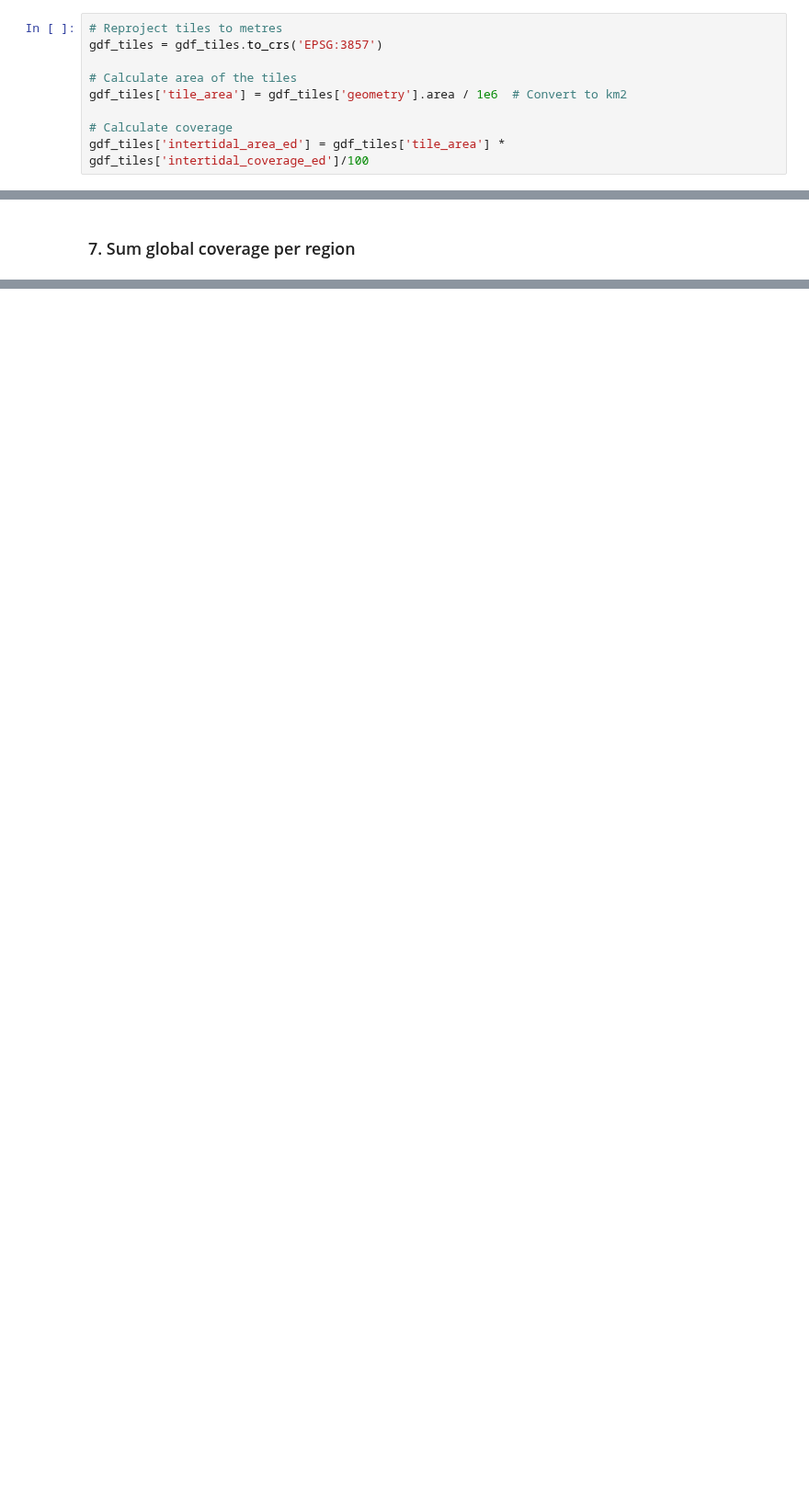
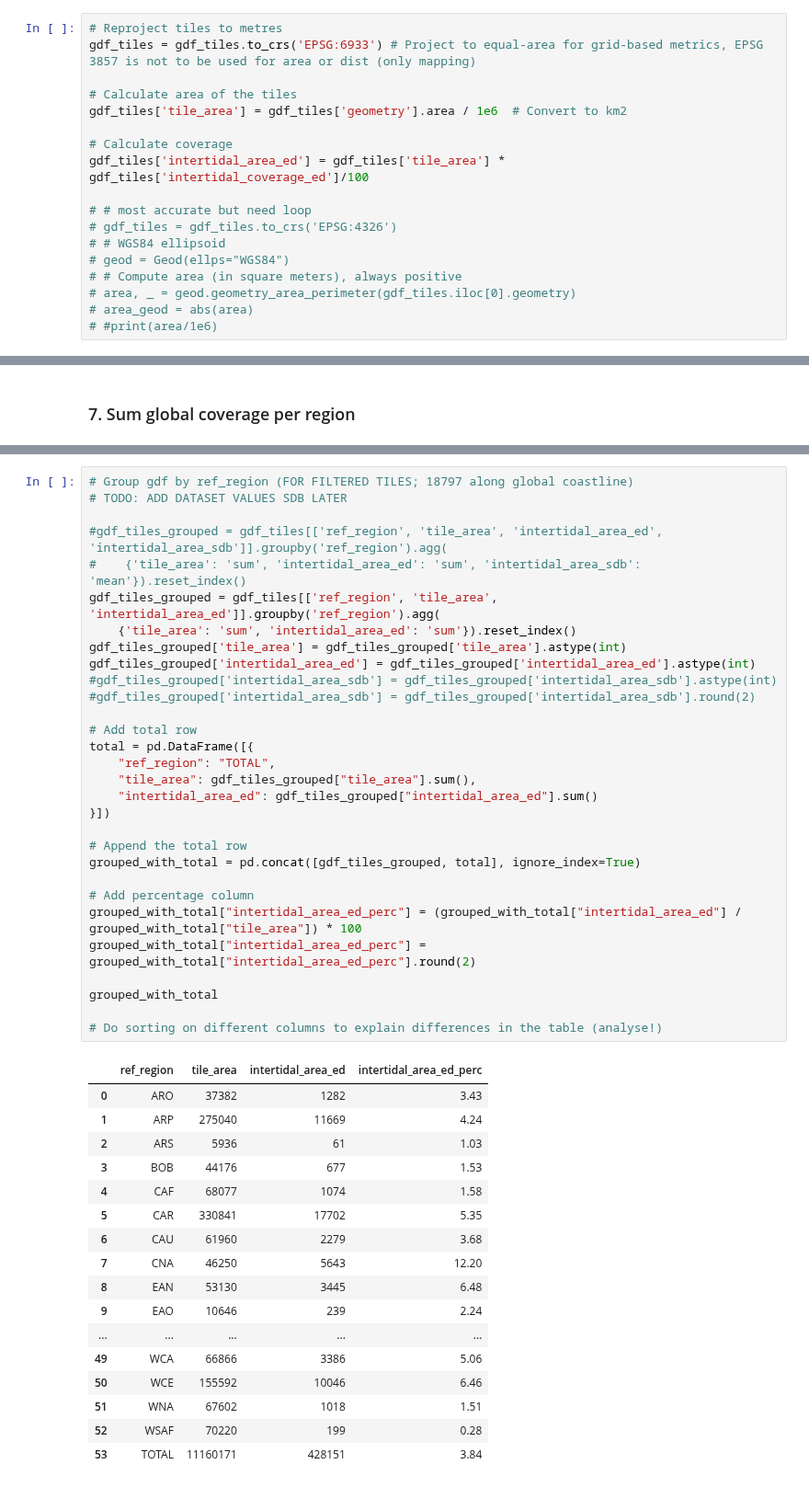
Before and after one commit to openearth/eo-bathymetry, a Jupyter notebook: notebooks/cmems-bathymetry/96_global_coverage.ipynb, the cells around one changed output, grey strips where cells are left out. Shown at 92% size. Saved outputs shown, nothing was run; the diff lists cells and outputs as text; blank space fills up the shorter version.

Commit message:
Update 96_global_coverage.ipynb
To align with the SQO document tables

```diff
--- a/notebooks/cmems-bathymetry/96_global_coverage.ipynb
+++ b/notebooks/cmems-bathymetry/96_global_coverage.ipynb
@@ -67,10 +75,19 @@ gdf_tiles = gdf_tiles[gdf_tiles['file_path'].notna()]
 ### 5. Calculate area based on feasability map
 # %%
 # Reproject tiles to metres
-gdf_tiles = gdf_tiles.to_crs('EPSG:3857')
+gdf_tiles = gdf_tiles.to_crs('EPSG:6933') # Project to equal-area for grid-based metrics, EPSG 3857 is not to be used for area or dist (only mapping)
 
 # Calculate area of the tiles
 gdf_tiles['tile_area'] = gdf_tiles['geometry'].area / 1e6  # Convert to km2
 
 # Calculate coverage
 gdf_tiles['intertidal_area_ed'] = gdf_tiles['tile_area'] * gdf_tiles['intertidal_coverage_ed']/100
+
+# # most accurate but need loop
+# gdf_tiles = gdf_tiles.to_crs('EPSG:4326')
+# # WGS84 ellipsoid
+# geod = Geod(ellps="WGS84")
+# # Compute area (in square meters), always positive
+# area, _ = geod.geometry_area_perimeter(gdf_tiles.iloc[0].geometry)
+# area_geod = abs(area)
+# #print(area/1e6)
@@ -122,3 +150,51 @@ gdf_tiles_grouped
 | 15 | WAF | 125591 | 9154 | 19 |
 | 16 | WCE | 260373 | 21620 | 29 |
 | 17 | WSAF | 6126 | 71 | 4 |
+# %%
+# Group gdf by ref_region (FOR FILTERED TILES; 18797 along global coastline)
+# TODO: ADD DATASET VALUES SDB LATER
+
+#gdf_tiles_grouped = gdf_tiles[['ref_region', 'tile_area', 'intertidal_area_ed', 'intertidal_area_sdb']].groupby('ref_region').agg(
+#    {'tile_area': 'sum', 'intertidal_area_ed': 'sum', 'intertidal_area_sdb': 'mean'}).reset_index()
+gdf_tiles_grouped = gdf_tiles[['ref_region', 'tile_area', 'intertidal_area_ed']].groupby('ref_region').agg(
+    {'tile_area': 'sum', 'intertidal_area_ed': 'sum'}).reset_index()
+gdf_tiles_grouped['tile_area'] = gdf_tiles_grouped['tile_area'].astype(int)
+gdf_tiles_grouped['intertidal_area_ed'] = gdf_tiles_grouped['intertidal_area_ed'].astype(int)
+#gdf_tiles_grouped['intertidal_area_sdb'] = gdf_tiles_grouped['intertidal_area_sdb'].astype(int)
+#gdf_tiles_grouped['intertidal_area_sdb'] = gdf_tiles_grouped['intertidal_area_sdb'].round(2)
+
+# Add total row
+total = pd.DataFrame([{
+    "ref_region": "TOTAL",
+    "tile_area": gdf_tiles_grouped["tile_area"].sum(),
+    "intertidal_area_ed": gdf_tiles_grouped["intertidal_area_ed"].sum()
+}])
+
+# Append the total row
+grouped_with_total = pd.concat([gdf_tiles_grouped, total], ignore_index=True)
+
+# Add percentage column
+grouped_with_total["intertidal_area_ed_perc"] = (grouped_with_total["intertidal_area_ed"] / grouped_with_total["tile_area"]) * 100
+grouped_with_total["intertidal_area_ed_perc"] = grouped_with_total["intertidal_area_ed_perc"].round(2)
+
+grouped_with_total
+
+# Do sorting on different columns to explain differences in the table (analyse!)
+# %% [output]
+|  | ref_region | tile_area | intertidal_area_ed | intertidal_area_ed_perc |
+| 0 | ARO | 37382 | 1282 | 3.43 |
+| 1 | ARP | 275040 | 11669 | 4.24 |
+| 2 | ARS | 5936 | 61 | 1.03 |
+| 3 | BOB | 44176 | 677 | 1.53 |
+| 4 | CAF | 68077 | 1074 | 1.58 |
+| 5 | CAR | 330841 | 17702 | 5.35 |
+| 6 | CAU | 61960 | 2279 | 3.68 |
+| 7 | CNA | 46250 | 5643 | 12.20 |
+| 8 | EAN | 53130 | 3445 | 6.48 |
+| 9 | EAO | 10646 | 239 | 2.24 |
+| ... | ... | ... | ... | ... |
+| 49 | WCA | 66866 | 3386 | 5.06 |
+| 50 | WCE | 155592 | 10046 | 6.46 |
+| 51 | WNA | 67602 | 1018 | 1.51 |
+| 52 | WSAF | 70220 | 199 | 0.28 |
+| 53 | TOTAL | 11160171 | 428151 | 3.84 |
```
Also changed, not shown: parts of 9 cells of this notebook.
